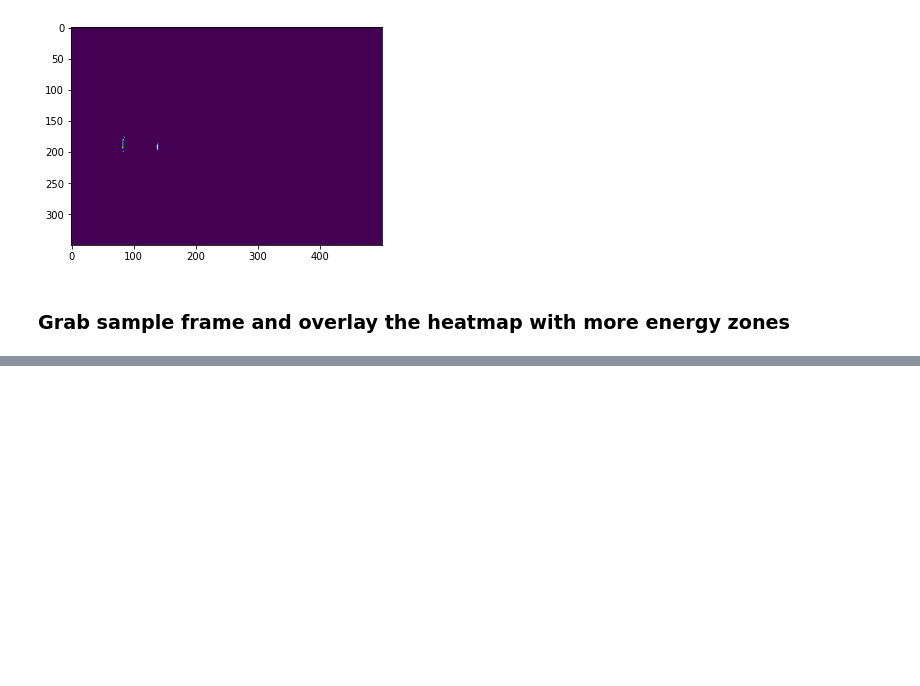
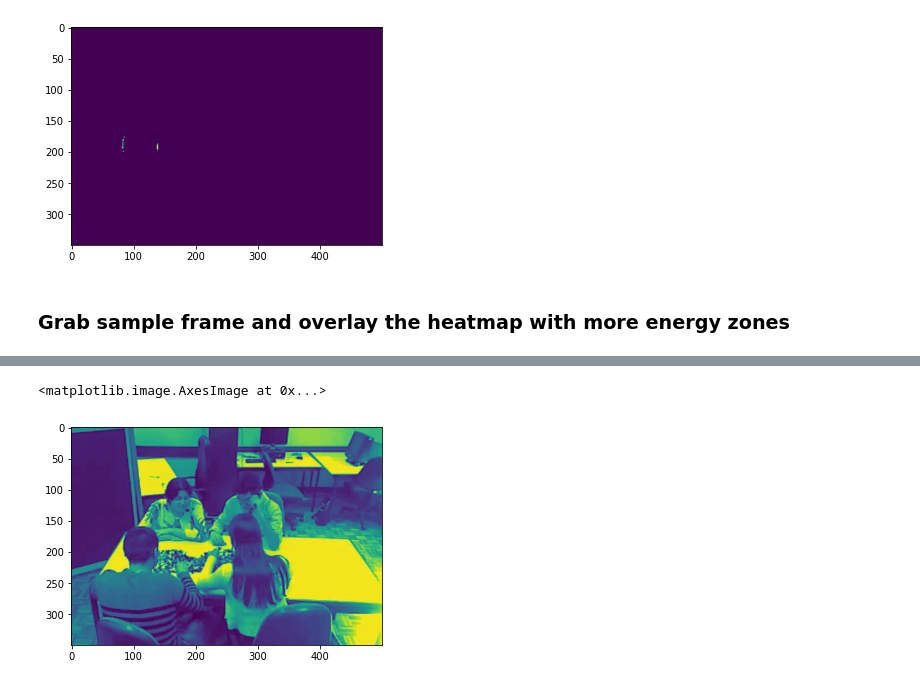
Before and after one commit to fraza0/nonverbal_communication_analysis, a Jupyter notebook: nonverbal_communication_analysis/m4_DataProcessing/Heatmap test.ipynb, the cells around one changed output, grey strips where cells are left out. Drawn from its saved outputs; the diff is of its cells as text; code cells hidden in the pictures; blank space fills up the shorter version.

```diff
--- a/nonverbal_communication_analysis/m4_DataProcessing/Heatmap test.ipynb
+++ b/nonverbal_communication_analysis/m4_DataProcessing/Heatmap test.ipynb
@@ -61,0 +57,6 @@ im2 = plt.imshow(Z2, cmap=plt.cm.viridis, , interpolation='bilinear',
+# %%
+gs = cv2.cvtColor(sample_frame, cv2.COLOR_RGB2GRAY)
+plt.imshow(gs)
+# %% [output]
+<matplotlib.image.AxesImage at 0x...>
+[figure, added]
```
Also changed, not shown: parts of 5 cells of this notebook, 2 other files.
